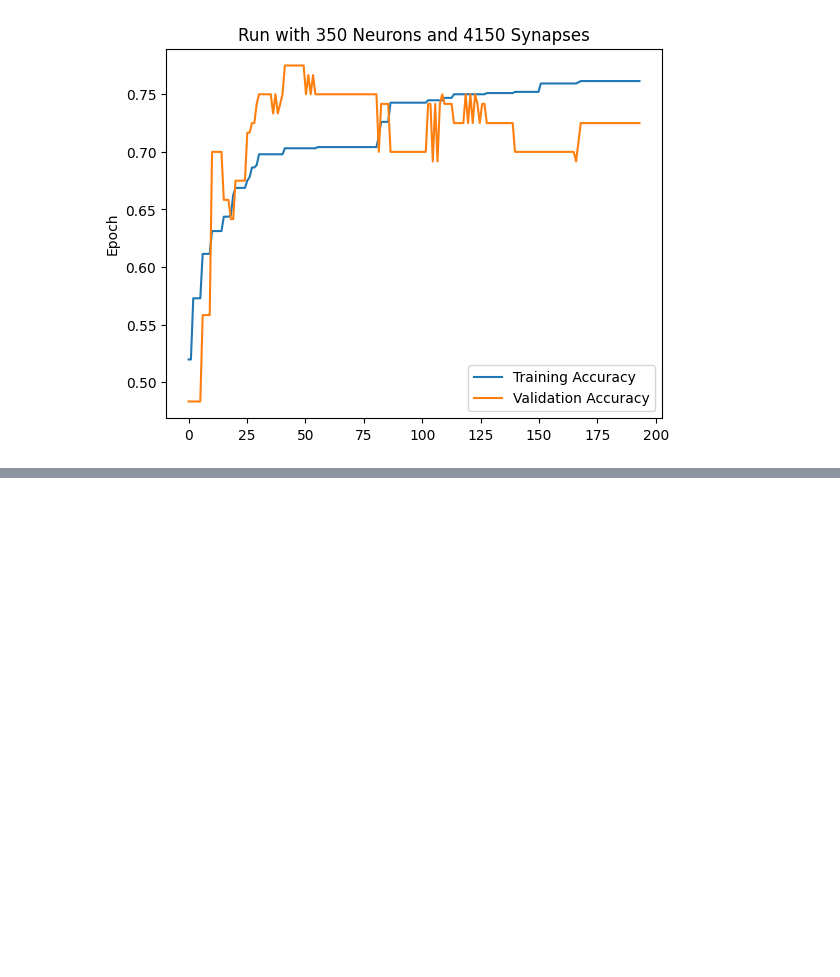
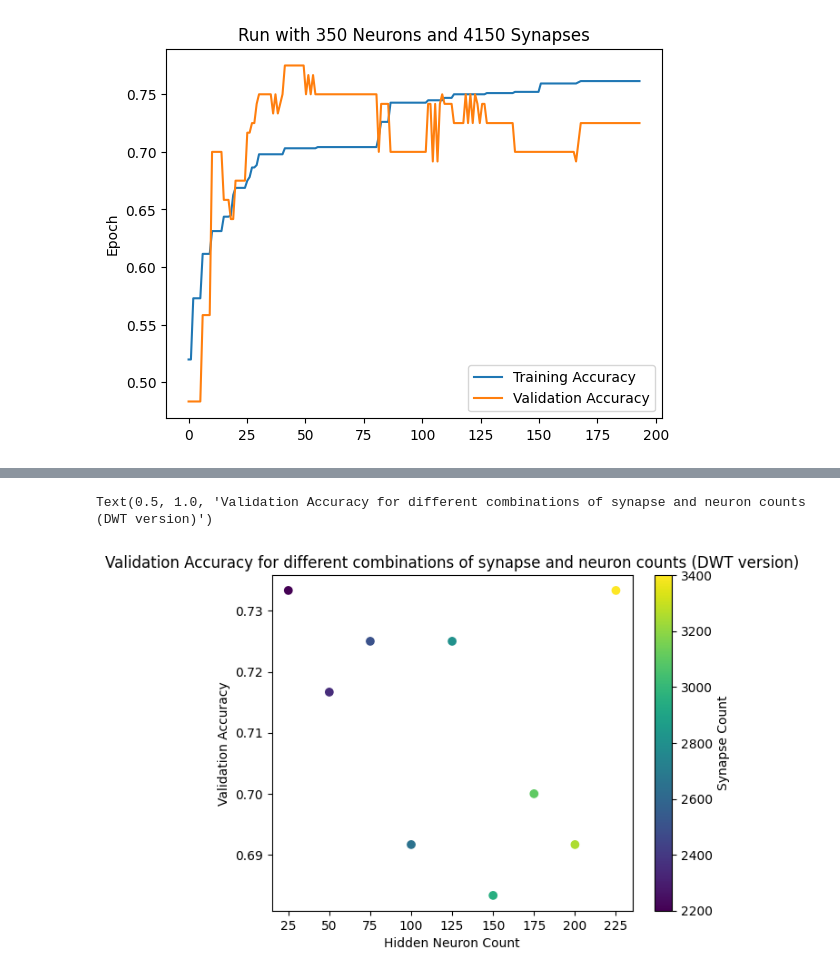
Before and after one commit to khood5/MLAudio, a Jupyter notebook: shotspotter/snn/params-analysis.ipynb, the cells around one changed output, grey strips where cells are left out. Drawn from its saved outputs; the diff is of its cells as text; code cells hidden in the pictures; blank space fills up the shorter version.

```diff
--- a/shotspotter/snn/params-analysis.ipynb
+++ b/shotspotter/snn/params-analysis.ipynb
@@ -197,0 +222,11 @@ plt.legend()
+# %%
+peak_accuracies = [r[-1][1] for r in runs_data] # validation data
+
+plt.scatter([r[1] for r in run_labels], peak_accuracies, c=[r[0] for r in run_labels], cmap='viridis')
+plt.colorbar(label='Synapse Count')
+plt.xlabel('Hidden Neuron Count')
+plt.ylabel('Validation Accuracy')
+plt.title('Validation Accuracy for different combinations of synapse and neuron counts (DWT version)')
+# %% [output]
+Text(0.5, 1.0, 'Validation Accuracy for different combinations of synapse and neuron counts (DWT version)')
+[figure, added]
```
Also changed, not shown: parts of 3 cells of this notebook, 2 other files.
